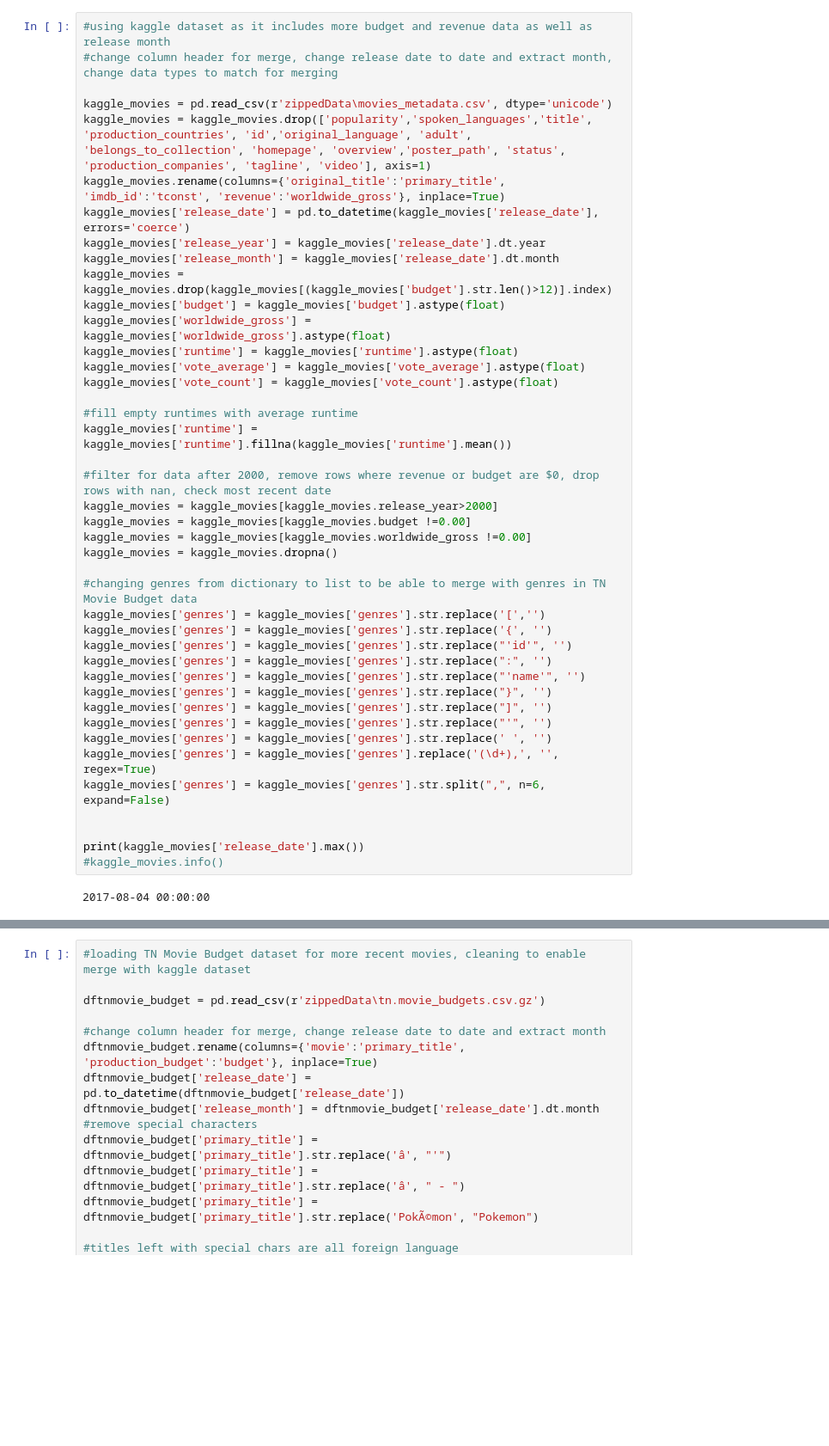
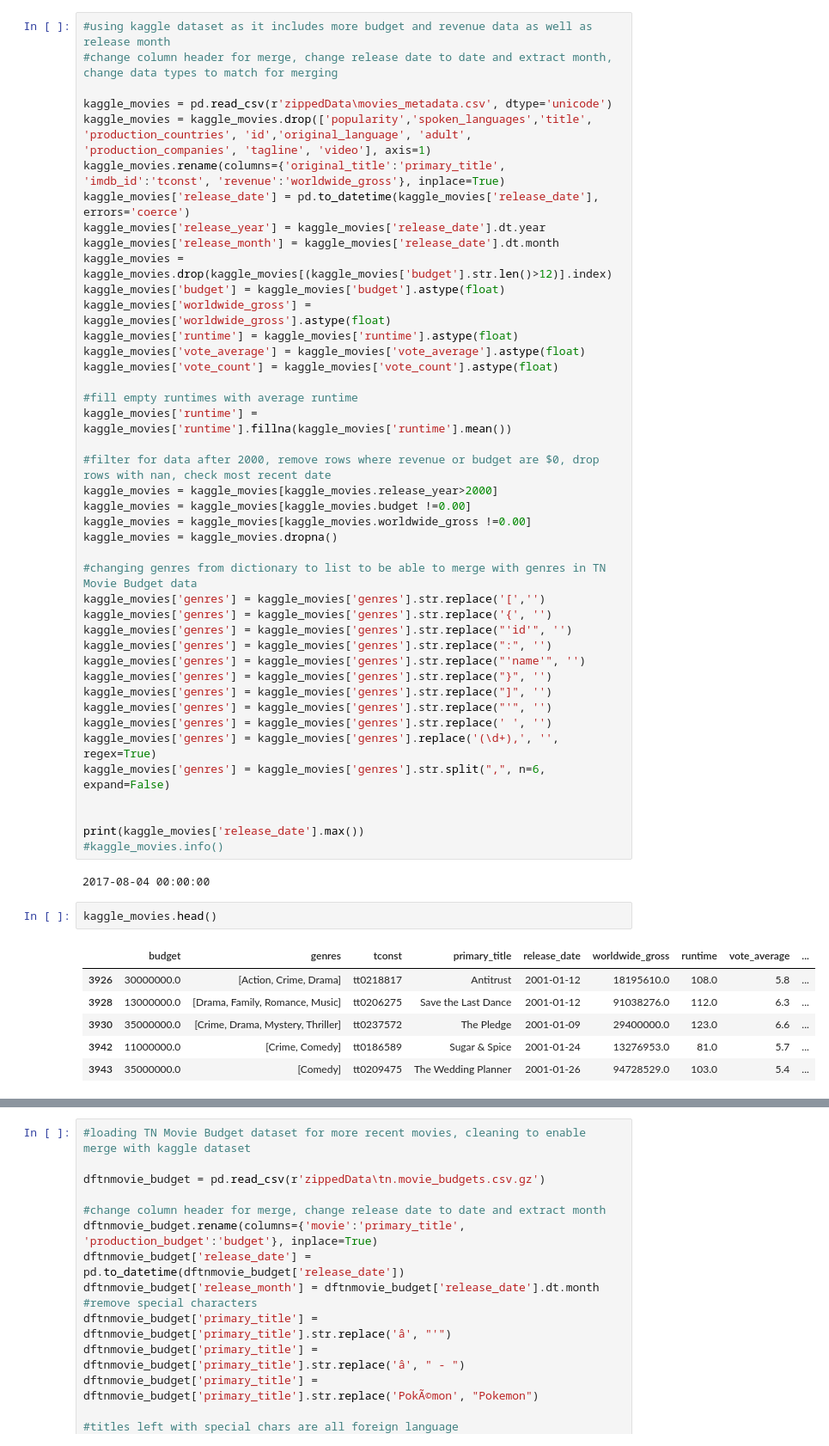
Before and after one commit to bridgetmcar/dsc-phase-1-project, a Jupyter notebook: Project 1 Bridget Carson.ipynb, the cells around one changed output, grey strips where cells are left out. Shown at 86% size. Saved outputs shown, nothing was run; the diff lists cells and outputs as text; blank space fills up the shorter version.

```diff
--- a/Project 1 Bridget Carson.ipynb
+++ b/Project 1 Bridget Carson.ipynb
@@ -91,7 +91,7 @@ Although this is not a large database, these choices were appropriate to address
 #change column header for merge, change release date to date and extract month, change data types to match for merging
 
 kaggle_movies = pd.read_csv(r'zippedData\movies_metadata.csv', dtype='unicode')
-kaggle_movies = kaggle_movies.drop(['popularity','spoken_languages','title', 'production_countries', 'id','original_language', 'adult', 'belongs_to_collection', 'homepage', 'overview','poster_path', 'status', 'production_companies', 'tagline', 'video'], axis=1)
+kaggle_movies = kaggle_movies.drop(['popularity','spoken_languages','title', 'production_countries', 'id','original_language', 'adult', 'production_companies', 'tagline', 'video'], axis=1)
 kaggle_movies.rename(columns={'original_title':'primary_title', 'imdb_id':'tconst', 'revenue':'worldwide_gross'}, inplace=True)
 kaggle_movies['release_date'] = pd.to_datetime(kaggle_movies['release_date'], errors='coerce')
 kaggle_movies['release_year'] = kaggle_movies['release_date'].dt.year
@@ -130,4 +130,13 @@ print(kaggle_movies['release_date'].max())
 #kaggle_movies.info()
 # %% [output]
 2017-08-04 00:00:00
+# %%
+kaggle_movies.head()
+# %% [output]
+|  | budget | genres | tconst | primary_title | release_date | worldwide_gross | runtime | vote_average | ... |
+| 3926 | 30000000.0 | [Action, Crime, Drama] | tt0218817 | Antitrust | 2001-01-12 | 18195610.0 | 108.0 | 5.8 | ... |
+| 3928 | 13000000.0 | [Drama, Family, Romance, Music] | tt0206275 | Save the Last Dance | 2001-01-12 | 91038276.0 | 112.0 | 6.3 | ... |
+| 3930 | 35000000.0 | [Crime, Drama, Mystery, Thriller] | tt0237572 | The Pledge | 2001-01-09 | 29400000.0 | 123.0 | 6.6 | ... |
+| 3942 | 11000000.0 | [Crime, Comedy] | tt0186589 | Sugar & Spice | 2001-01-24 | 13276953.0 | 81.0 | 5.7 | ... |
+| 3943 | 35000000.0 | [Comedy] | tt0209475 | The Wedding Planner | 2001-01-26 | 94728529.0 | 103.0 | 5.4 | ... |
 # %%
```
Also changed, not shown: parts of 2 cells of this notebook, 2 other files.
